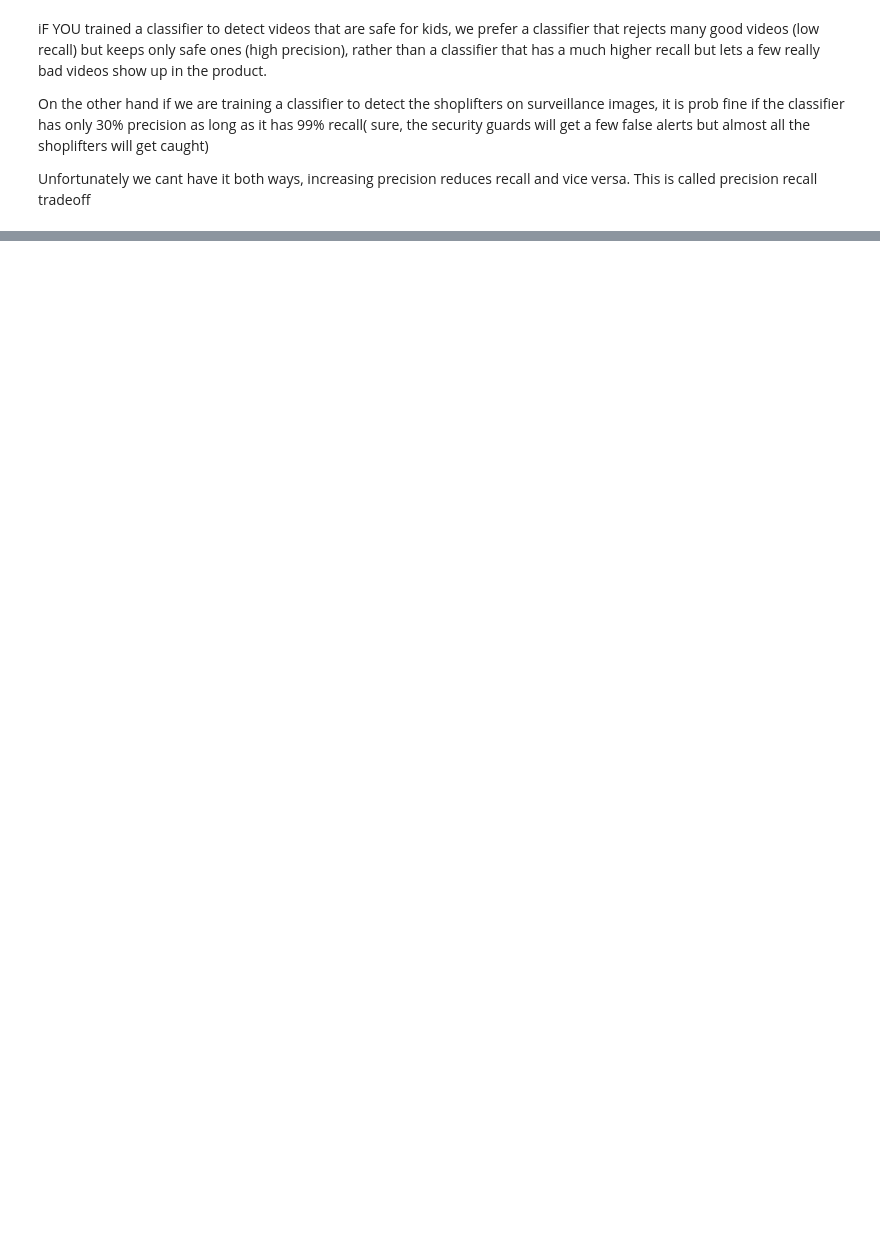
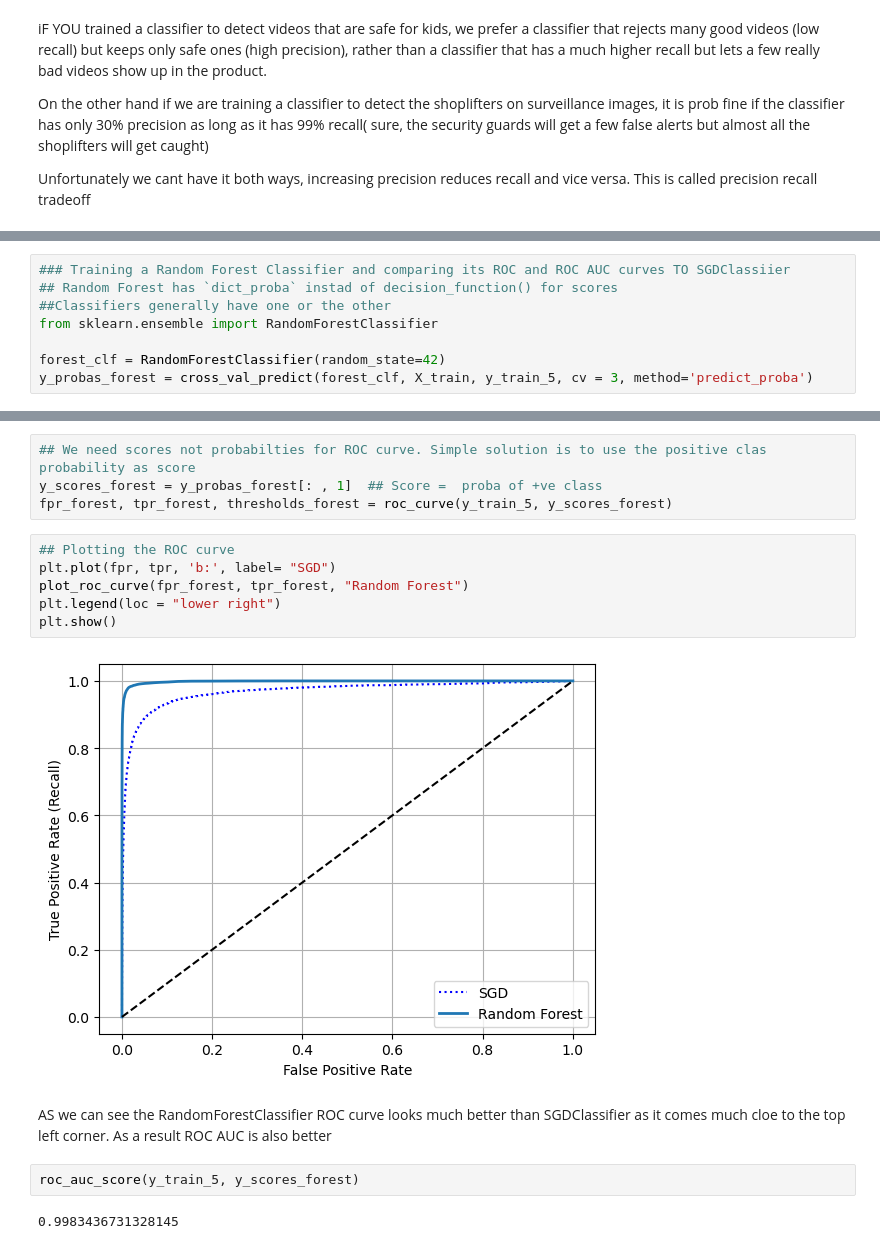
Before and after one commit to ujjawalsingh10/Handwritten-Digits-Recognition, a Jupyter notebook: Classification on MNIST.ipynb, the cells around one changed output, grey strips where cells are left out. Saved outputs shown, nothing was run; the diff lists cells and outputs as text; blank space fills up the shorter version.

```diff
--- a/Classification on MNIST.ipynb
+++ b/Classification on MNIST.ipynb
@@ -155,0 +265,8 @@ Unfortunately we cant have it both ways, increasing precision reduces recall and
+# %%
+### Training a Random Forest Classifier and comparing its ROC and ROC AUC curves TO SGDClassiier
+## Random Forest has `dict_proba` instad of decision_function() for scores
+##Classifiers generally have one or the other
+from sklearn.ensemble import RandomForestClassifier
+
+forest_clf = RandomForestClassifier(random_state=42)
+y_probas_forest = cross_val_predict(forest_clf, X_train, y_train_5, cv = 3, method='predict_proba')
@@ -155,0 +283,18 @@ Unfortunately we cant have it both ways, increasing precision reduces recall and
+# %%
+## We need scores not probabilties for ROC curve. Simple solution is to use the positive clas probability as score
+y_scores_forest = y_probas_forest[: , 1]  ## Score =  proba of +ve class
+fpr_forest, tpr_forest, thresholds_forest = roc_curve(y_train_5, y_scores_forest)
+# %%
+## Plotting the ROC curve
+plt.plot(fpr, tpr, 'b:', label= "SGD")
+plot_roc_curve(fpr_forest, tpr_forest, "Random Forest")
+plt.legend(loc = "lower right")
+plt.show()
+# %% [output]
+[figure, added]
+# %% [markdown]
+AS we can see the RandomForestClassifier ROC curve looks much better than SGDClassifier as it comes much cloe to the top left corner. As a result ROC AUC is also better
+# %%
+roc_auc_score(y_train_5, y_scores_forest)
+# %% [output]
+0.9983436731328145
```
Also changed, not shown: parts of 29 cells of this notebook.
